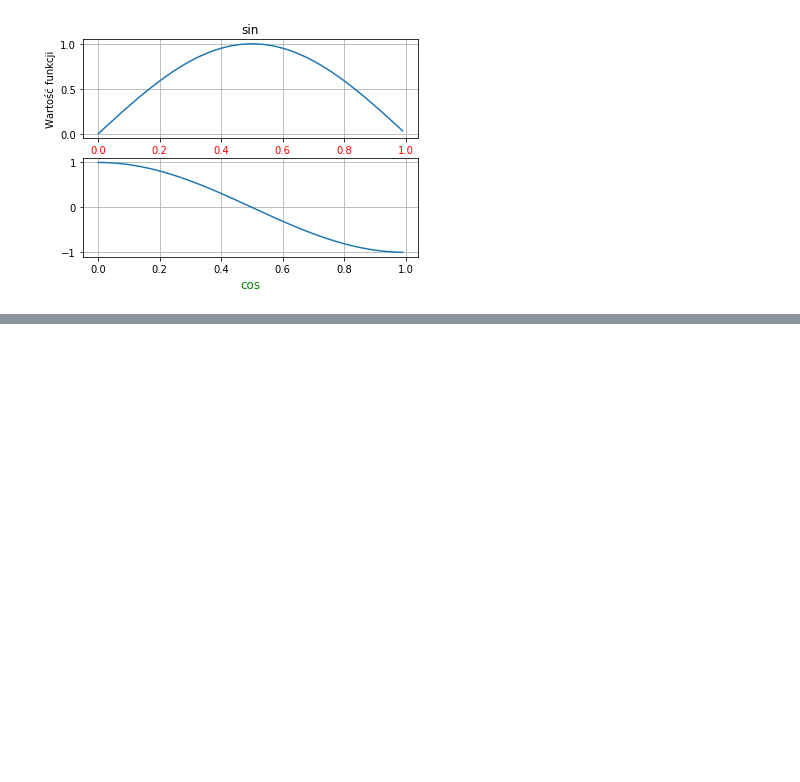
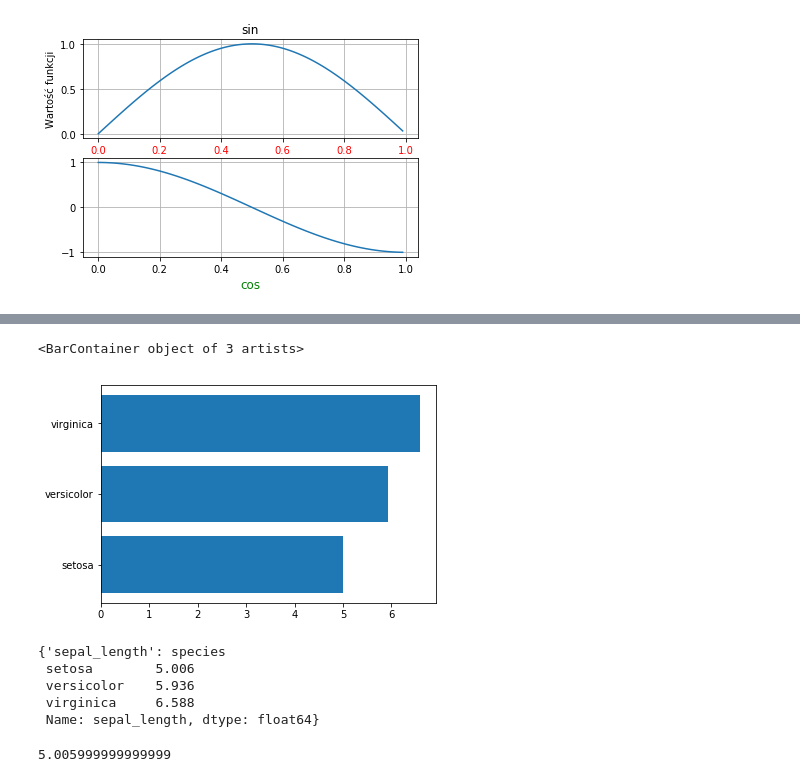
Before and after one commit to sajjadGG/book-python, a Jupyter notebook: data-vizualization/jupyter/Untitled.ipynb, the cells around one changed output, grey strips where cells are left out. Drawn from its saved outputs; the diff is of its cells as text; code cells hidden in the pictures; blank space fills up the shorter version.

```diff
--- a/data-vizualization/jupyter/Untitled.ipynb
+++ b/data-vizualization/jupyter/Untitled.ipynb
@@ -876,0 +997,24 @@ label.set_fontsize('large')
+# %%
+plt.style.use('fivethirtyeight')
+# %%
+import pandas as pd
+import matplotlib.pyplot as plt
+
+
+url = 'https://raw.githubusercontent.com/AstroMatt/book-python/master/data-vizualization/data/iris.csv'
+iris = pd.read_csv(url)
+
+means = iris.groupby('species').mean()
+mean_sepal_length = means['sepal_length']
+# %%
+d = dict(mean_sepal_length)
+# %%
+group_names = list(d.keys())
+group_data = list(d.values())
+group_mean = np.mean(group_data)
+
+fig, ax = plt.subplots()
+ax.barh(group_names, group_data)
+# %% [output]
+<BarContainer object of 3 artists>
+[figure, added]
@@ -876,0 +1023,12 @@ label.set_fontsize('large')
+# %%
+a
+# %% [output]
+{'sepal_length': species
+ setosa        5.006
+ versicolor    5.936
+ virginica     6.588
+ Name: sepal_length, dtype: float64}
+# %%
+a['sepal_length']['setosa']
+# %% [output]
+5.005999999999999
```
Also changed, not shown: parts of 13 cells of this notebook, 3 other files.
